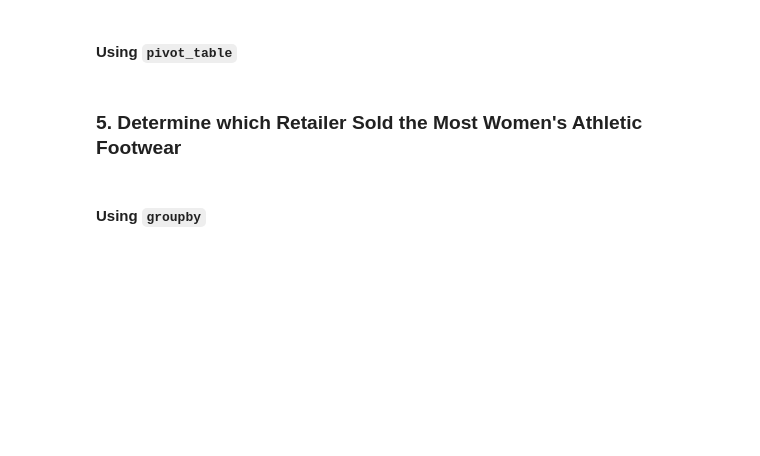
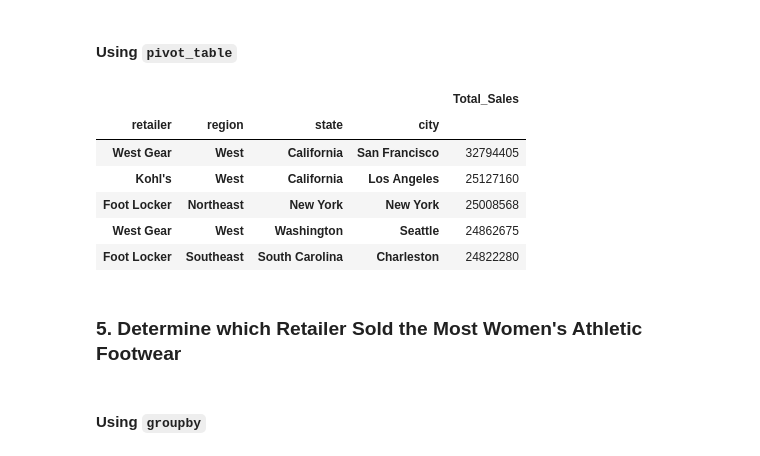
Before and after one commit to Kidalv85/athletic_sales_analysis, a Jupyter notebook: athletic_sales_analysis_starter_code.ipynb, the cells around one changed output. Cells and saved outputs as stored; diff of their text form; code cells hidden in the pictures; blank space fills up the shorter version.

```diff
--- a/athletic_sales_analysis_starter_code.ipynb
+++ b/athletic_sales_analysis_starter_code.ipynb
@@ -223,11 +235,22 @@ pivot_combined_sales_df.head(5)
 # %%
 # Show the total sales for the products sold for each retailer, region, state, and city.
 
+pivot_retailers_df = pd.pivot_table(combined_df, index=['retailer','region', 'state', 'city'], values='total_sales', aggfunc='sum')
 
-# Optional: Rename the "total_sales" column to "Total Sales"
-
+# Rename the sum column to "Total_Sales"
+pivot_retailers_df = pivot_retailers_df.rename(columns={'total_sales': 'Total_Sales'})
+pivot_retailers_df = pivot_retailers_df.sort_values(by ='Total_Sales',ascending=False)
 
 # Show the top 5 results.
+pivot_retailers_df.head(5)
+# %% [output]
+|  |  |  |  | Total_Sales |
+| retailer | region | state | city |  |
+| West Gear | West | California | San Francisco | 32794405 |
+| Kohl's | West | California | Los Angeles | 25127160 |
+| Foot Locker | Northeast | New York | New York | 25008568 |
+| West Gear | West | Washington | Seattle | 24862675 |
+| Foot Locker | Southeast | South Carolina | Charleston | 24822280 |
 # %% [markdown]
 ### 5. Determine which Retailer Sold the Most Women's Athletic Footwear
 # %%
```
Also changed, not shown: parts of 4 cells of this notebook.
